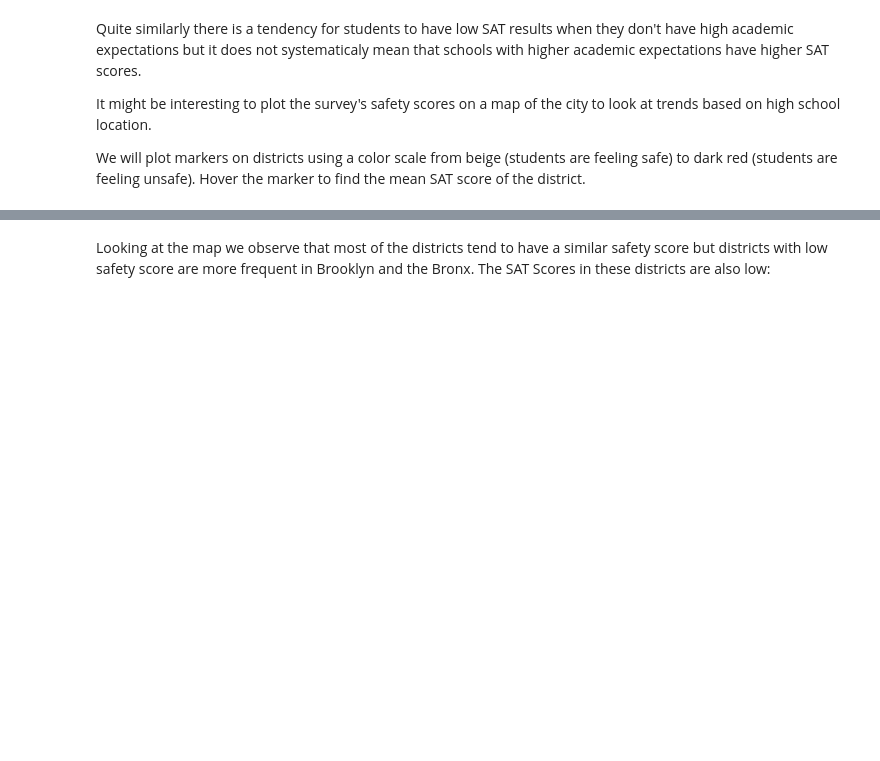
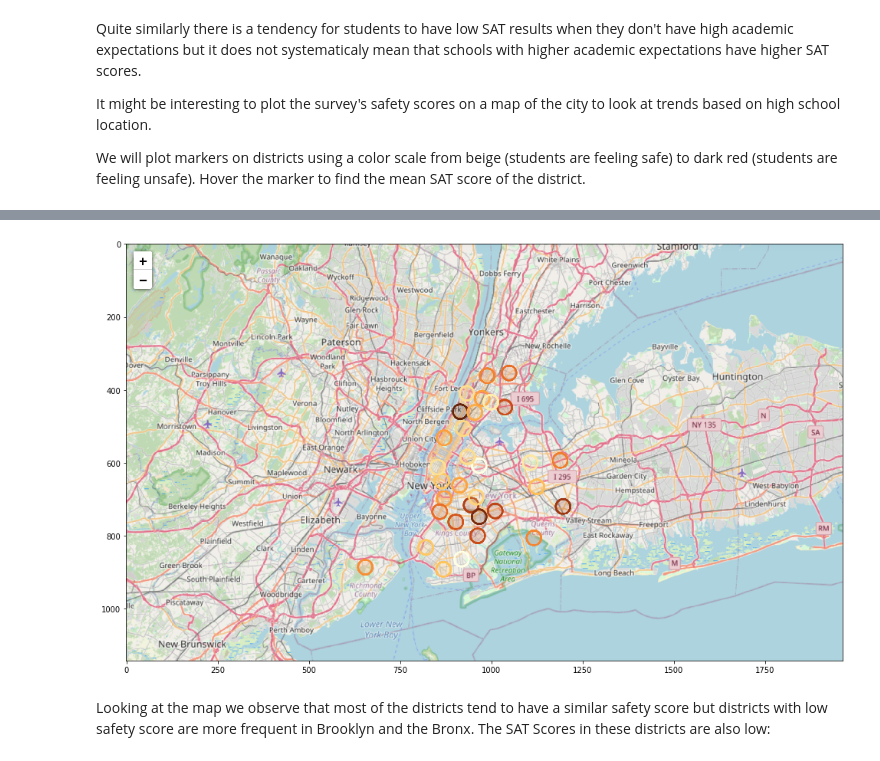
Before and after one commit to ThomasCharuel/NYC_SAT_score_analysis, a Jupyter notebook: NYC SAT Scores Data Analysis.ipynb, the cells around one changed output, grey strips where cells are left out. Drawn from its saved outputs; the diff is of its cells as text; code cells hidden in the pictures; blank space fills up the shorter version.

```diff
--- a/NYC SAT Scores Data Analysis.ipynb
+++ b/NYC SAT Scores Data Analysis.ipynb
@@ -296,6 +296,17 @@ for _, row in district.iterrows():
 m
 # %% [output]
 [interactive output not drawn]
+# %%
+# In case the map does not render:
+import matplotlib.image as mpimg
+
+img = mpimg.imread('img/nyc_safety_map.png')
+fig = plt.figure(figsize=(40, 10))
+ax = fig.gca()
+ax.imshow(img)
+plt.show()
+# %% [output]
+[figure, added]
 # %% [markdown]
 Looking at the map we observe that most of the districts tend to have a similar safety score but districts with low safety score are more frequent in Brooklyn and the Bronx. The SAT Scores in these districts are also low:
 # %%
```
